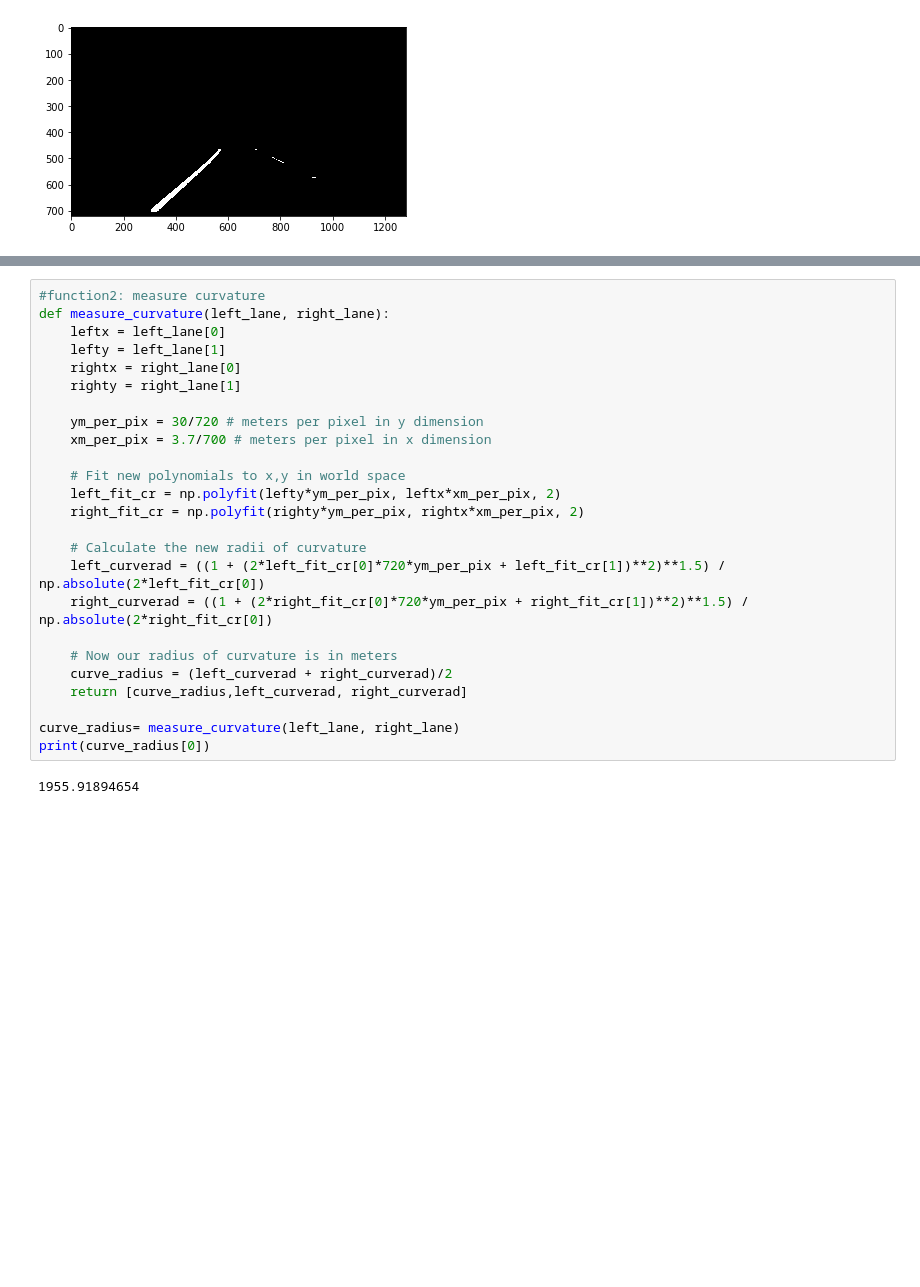
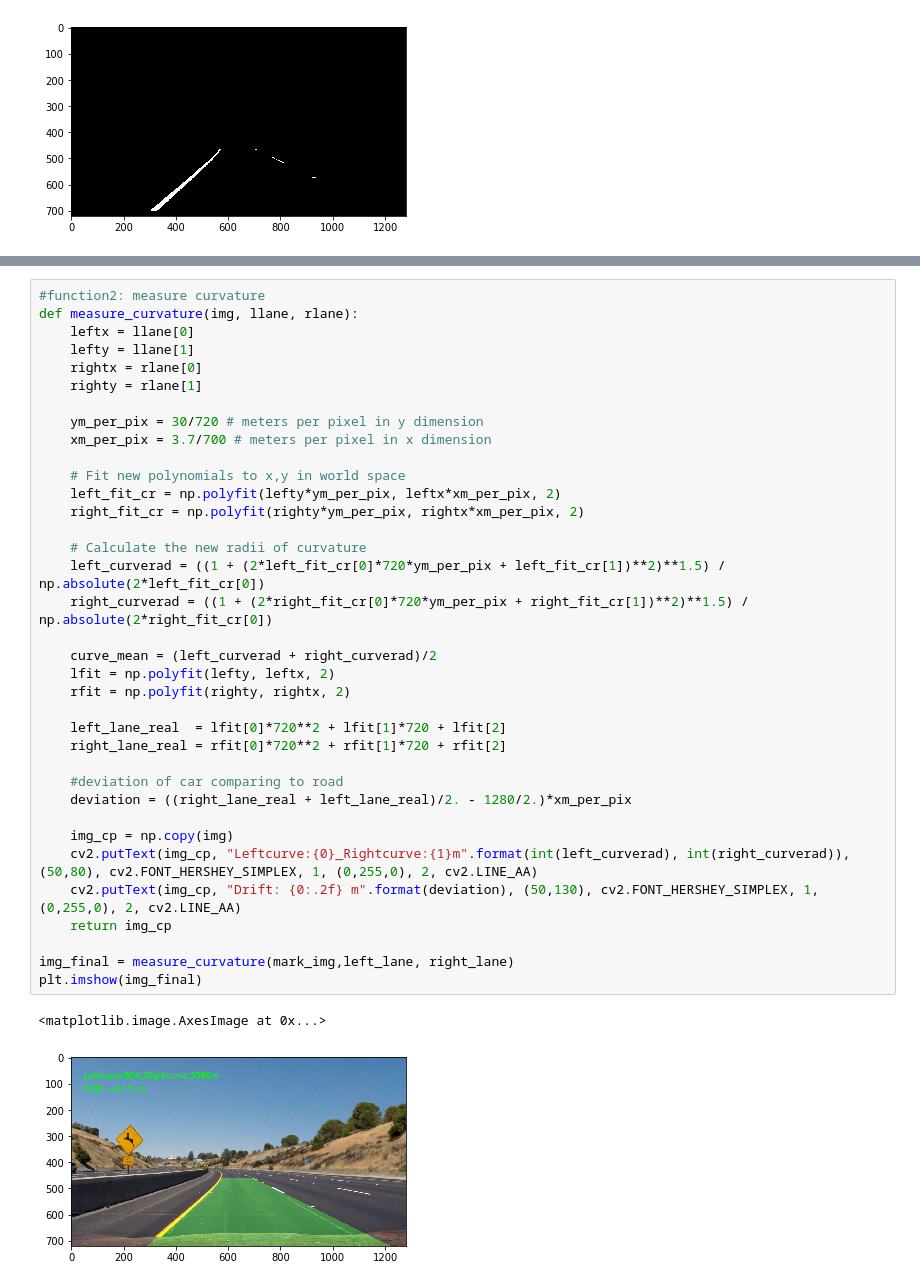
Before and after one commit to wwinter500/self_driving, a Jupyter notebook: p4_source/Adanced_Lane_detect.ipynb, the cells around one changed output, grey strips where cells are left out. Drawn from its saved outputs; the diff is of its cells as text; blank space fills up the shorter version.

```diff
--- a/p4_source/Adanced_Lane_detect.ipynb
+++ b/p4_source/Adanced_Lane_detect.ipynb
@@ -292,31 +282,43 @@ plt.imshow(mark_img)
 [figure]
 # %%
 #function2: measure curvature
-def measure_curvature(left_lane, right_lane):
-    leftx = left_lane[0]
-    lefty = left_lane[1]
-    rightx = right_lane[0]
-    righty = right_lane[1]
+def measure_curvature(img, llane, rlane):
+    leftx = llane[0]
+    lefty = llane[1]
+    rightx = rlane[0]
+    righty = rlane[1]
 
     ym_per_pix = 30/720 # meters per pixel in y dimension
     xm_per_pix = 3.7/700 # meters per pixel in x dimension
 
     # Fit new polynomials to x,y in world space
     left_fit_cr = np.polyfit(lefty*ym_per_pix, leftx*xm_per_pix, 2)
     right_fit_cr = np.polyfit(righty*ym_per_pix, rightx*xm_per_pix, 2)
 
     # Calculate the new radii of curvature
     left_curverad = ((1 + (2*left_fit_cr[0]*720*ym_per_pix + left_fit_cr[1])**2)**1.5) / np.absolute(2*left_fit_cr[0])
     right_curverad = ((1 + (2*right_fit_cr[0]*720*ym_per_pix + right_fit_cr[1])**2)**1.5) / np.absolute(2*right_fit_cr[0])
 
-    # Now our radius of curvature is in meters
-    curve_radius = (left_curverad + right_curverad)/2
-    return [curve_radius,left_curverad, right_curverad]
+    curve_mean = (left_curverad + right_curverad)/2
+    lfit = np.polyfit(lefty, leftx, 2)
+    rfit = np.polyfit(righty, rightx, 2)
 
-curve_radius= measure_curvature(left_lane, right_lane)
-print(curve_radius[0])
+    left_lane_real  = lfit[0]*720**2 + lfit[1]*720 + lfit[2]
+    right_lane_real = rfit[0]*720**2 + rfit[1]*720 + rfit[2]
+
+    #deviation of car comparing to road
+    deviation = ((right_lane_real + left_lane_real)/2. - 1280/2.)*xm_per_pix
+
+    img_cp = np.copy(img)
+    cv2.putText(img_cp, "Leftcurve:{0}_Rightcurve:{1}m".format(int(left_curverad), int(right_curverad)), (50,80), cv2.FONT_HERSHEY_SIMPLEX, 1, (0,255,0), 2, cv2.LINE_AA)
+    cv2.putText(img_cp, "Drift: {0:.2f} m".format(deviation), (50,130), cv2.FONT_HERSHEY_SIMPLEX, 1, (0,255,0), 2, cv2.LINE_AA)
+    return img_cp
+
+img_final = measure_curvature(mark_img,left_lane, right_lane)
+plt.imshow(img_final)
 # %% [output]
-1955.91894654
+<matplotlib.image.AxesImage at 0x...>
+[figure, added]
 # %%
 from moviepy.editor import VideoFileClip
 from IPython.display import HTML
```
Also changed, not shown: parts of 11 cells of this notebook, 14 other files.
